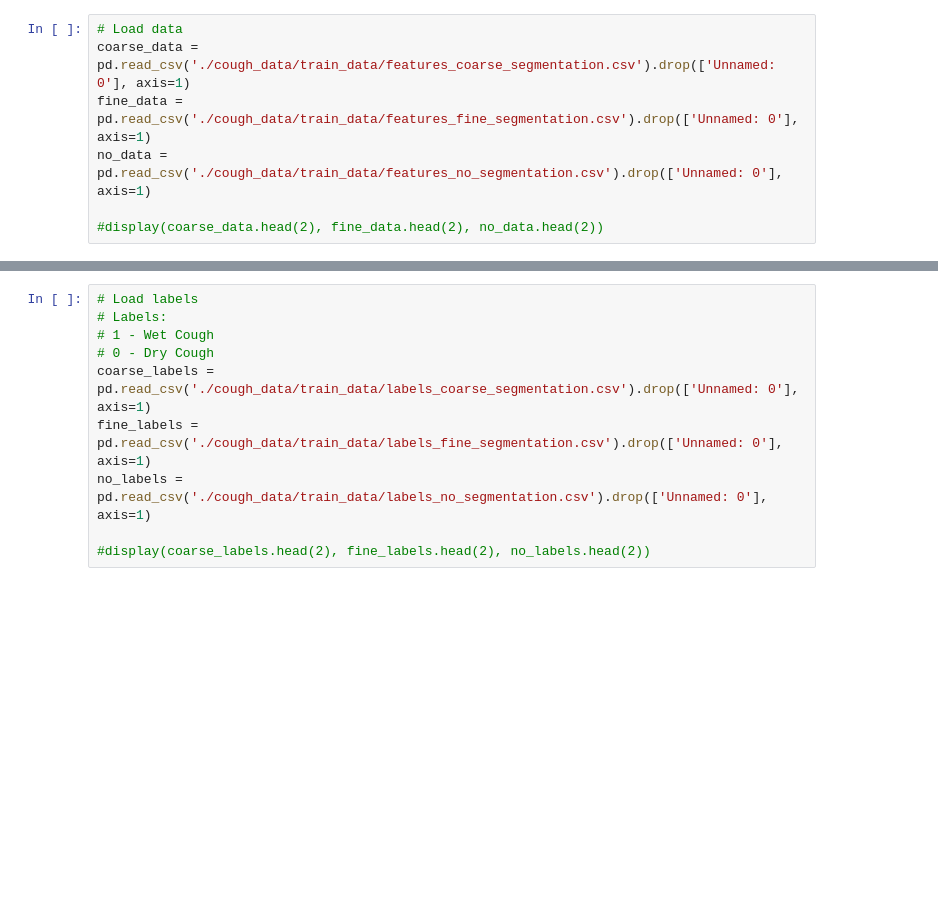
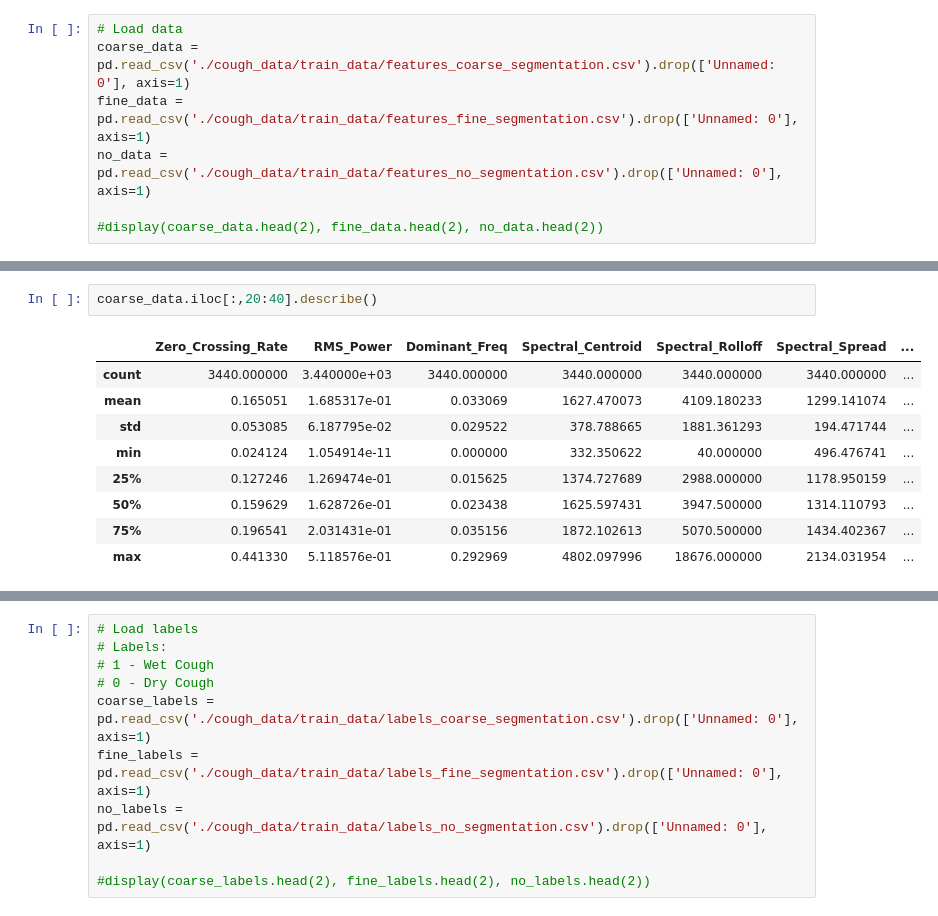
Before and after one commit to CS-433/cs-433-project-2-cough_classifier, a Jupyter notebook: src/notebooks/Data_Prep_and_Models_Project_2.ipynb, the cells around one changed output, grey strips where cells are left out. Drawn from its saved outputs; the diff is of its cells as text; blank space fills up the shorter version.

```diff
--- a/src/notebooks/Data_Prep_and_Models_Project_2.ipynb
+++ b/src/notebooks/Data_Prep_and_Models_Project_2.ipynb
@@ -44,0 +54,12 @@ no_data = pd.read_csv('./cough_data/train_data/features_no_segmentation.csv').dr
+# %%
+coarse_data.iloc[:,20:40].describe()
+# %% [output]
+|  | Zero_Crossing_Rate | RMS_Power | Dominant_Freq | Spectral_Centroid | Spectral_Rolloff | Spectral_Spread | ... |
+| count | 3440.000000 | 3.440000e+03 | 3440.000000 | 3440.000000 | 3440.000000 | 3440.000000 | ... |
+| mean | 0.165051 | 1.685317e-01 | 0.033069 | 1627.470073 | 4109.180233 | 1299.141074 | ... |
+| std | 0.053085 | 6.187795e-02 | 0.029522 | 378.788665 | 1881.361293 | 194.471744 | ... |
+| min | 0.024124 | 1.054914e-11 | 0.000000 | 332.350622 | 40.000000 | 496.476741 | ... |
+| 25% | 0.127246 | 1.269474e-01 | 0.015625 | 1374.727689 | 2988.000000 | 1178.950159 | ... |
+| 50% | 0.159629 | 1.628726e-01 | 0.023438 | 1625.597431 | 3947.500000 | 1314.110793 | ... |
+| 75% | 0.196541 | 2.031431e-01 | 0.035156 | 1872.102613 | 5070.500000 | 1434.402367 | ... |
+| max | 0.441330 | 5.118576e-01 | 0.292969 | 4802.097996 | 18676.000000 | 2134.031954 | ... |
```
Also changed, not shown: parts of 14 cells of this notebook.
